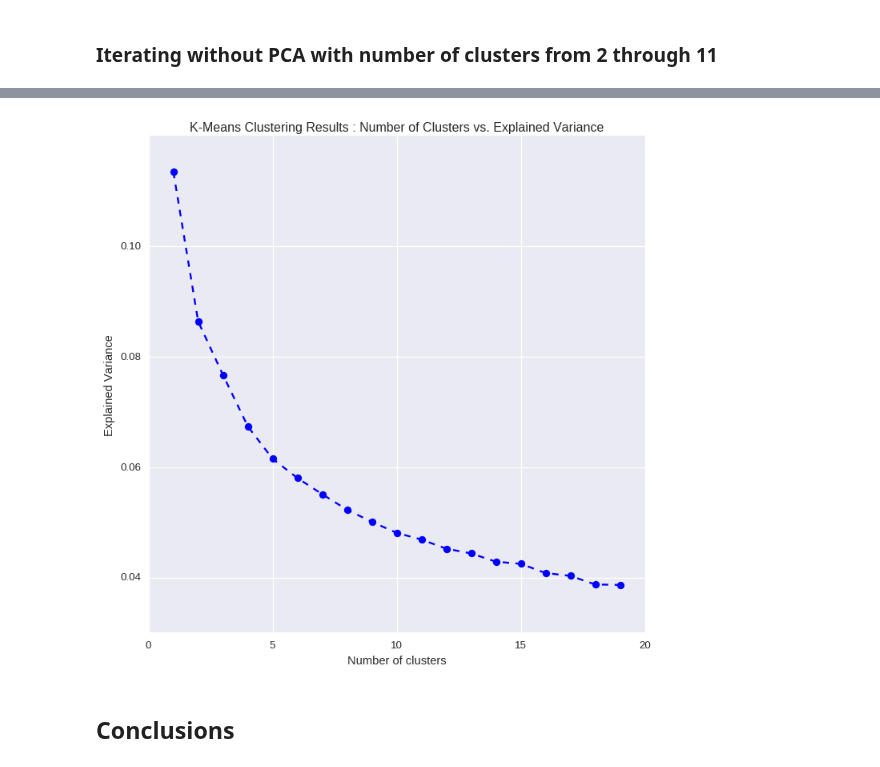
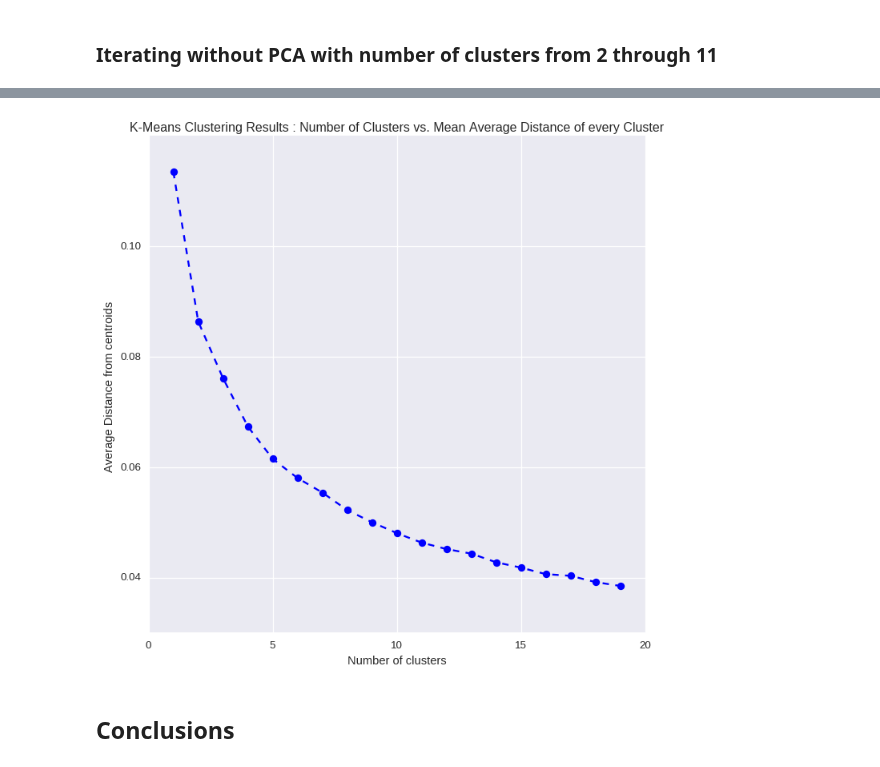
Before and after one commit to 315iah515/Thinkful-Notebooks, a Jupyter notebook: Bootcamp/Unsupervised/Clustering/K-MeansOptimalK.ipynb, the cells around one changed output, grey strips where cells are left out. Saved outputs shown, nothing was run; the diff lists cells and outputs as text; code cells hidden in the pictures.

Commit message:
updated elbow method plot, which is the min mean distance of data points from centroids

```diff
--- a/Bootcamp/Unsupervised/Clustering/K-MeansOptimalK.ipynb
+++ b/Bootcamp/Unsupervised/Clustering/K-MeansOptimalK.ipynb
@@ -196,21 +196,21 @@ __ = plt.title('K-Means Clustering Results : Number of Clusters vs. Silhouette C
 # %%
 from scipy.spatial.distance import cdist
 
 
 K = range(1,20)
-explainedvariance= []
+avg_distance= []
 for k in K:
     kmeans = KMeans(init = 'k-means++', n_clusters=k, n_init=k)
     kmeans.fit(X_norm)
-    explainedvariance.append(sum(np.min(cdist(X_norm, kmeans.cluster_centers_, 'euclidean'), axis=1))/X.shape[0])
+    avg_distance.append(sum(np.min(cdist(X_norm, kmeans.cluster_centers_, 'euclidean'), axis=1))/X.shape[0])
 
 plt.figure(figsize=(800/my_dpi, 800/my_dpi), dpi=my_dpi)
 plt.xlabel('Number of clusters')
-plt.ylabel('Explained Variance')
-plt.title('K-Means Clustering Results : Number of Clusters vs. Explained Variance')
-__ = plt.plot(K, explainedvariance, marker='o', linestyle='--', color='b')
+plt.ylabel('Average Distance from centroids ')
+plt.title('K-Means Clustering Results : Number of Clusters vs. Mean Average Distance of every Cluster')
+__ = plt.plot(K, avg_distance, marker='o', linestyle='--', color='b')
 # %% [output]
-[figure, old version]
+[figure, new version]
 # %% [markdown]
 ## Conclusions
 # %% [markdown]
```
Also changed, not shown: parts of 7 cells of this notebook.
